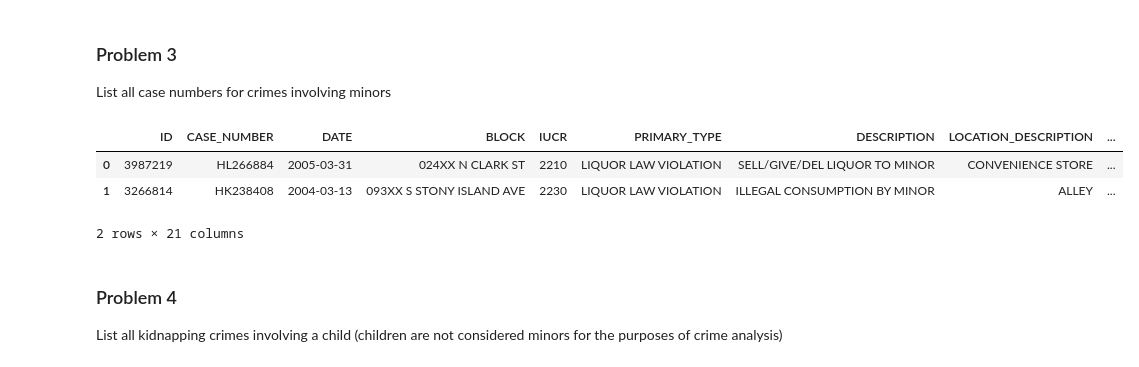
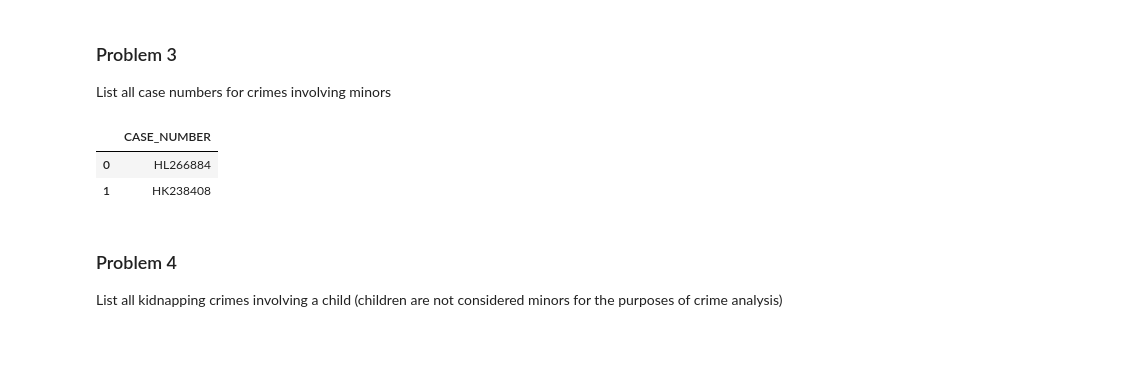
Before and after one commit to Klaynie/Learning-Python, a Jupyter notebook: Learning-Python/edX/SQL-for-Data-Science/Module-4_Accessing-Databases-using-Python/final_assignment.ipynb, the cells around one changed output. Cells and saved outputs as stored; diff of their text form; code cells hidden in the pictures.

```diff
--- a/Learning-Python/edX/SQL-for-Data-Science/Module-4_Accessing-Databases-using-Python/final_assignment.ipynb
+++ b/Learning-Python/edX/SQL-for-Data-Science/Module-4_Accessing-Databases-using-Python/final_assignment.ipynb
@@ -680,20 +681,19 @@ List all case numbers for crimes involving minors
 # %%
 query = """
 SELECT
-    *
+    CASE_NUMBER
 FROM
     CHICAGO_CRIME_DATA
 WHERE
     DESCRIPTION LIKE '%MINOR%';
 """
 
 df = pd.read_sql(query, con=cnx)
 df
 # %% [output]
-|  | ID | CASE_NUMBER | DATE | BLOCK | IUCR | PRIMARY_TYPE | DESCRIPTION | LOCATION_DESCRIPTION | ... |
-| 0 | 3987219 | HL266884 | 2005-03-31 | 024XX N CLARK ST | 2210 | LIQUOR LAW VIOLATION | SELL/GIVE/DEL LIQUOR TO MINOR | CONVENIENCE STORE | ... |
-| 1 | 3266814 | HK238408 | 2004-03-13 | 093XX S STONY ISLAND AVE | 2230 | LIQUOR LAW VIOLATION | ILLEGAL CONSUMPTION BY MINOR | ALLEY | ... |
+|  | CASE_NUMBER |
+| 0 | HL266884 |
+| 1 | HK238408 |
-2 rows × 21 columns
 # %% [markdown]
 ### Problem 4
 
```
Also changed, not shown: parts of 1 cell of this notebook.
